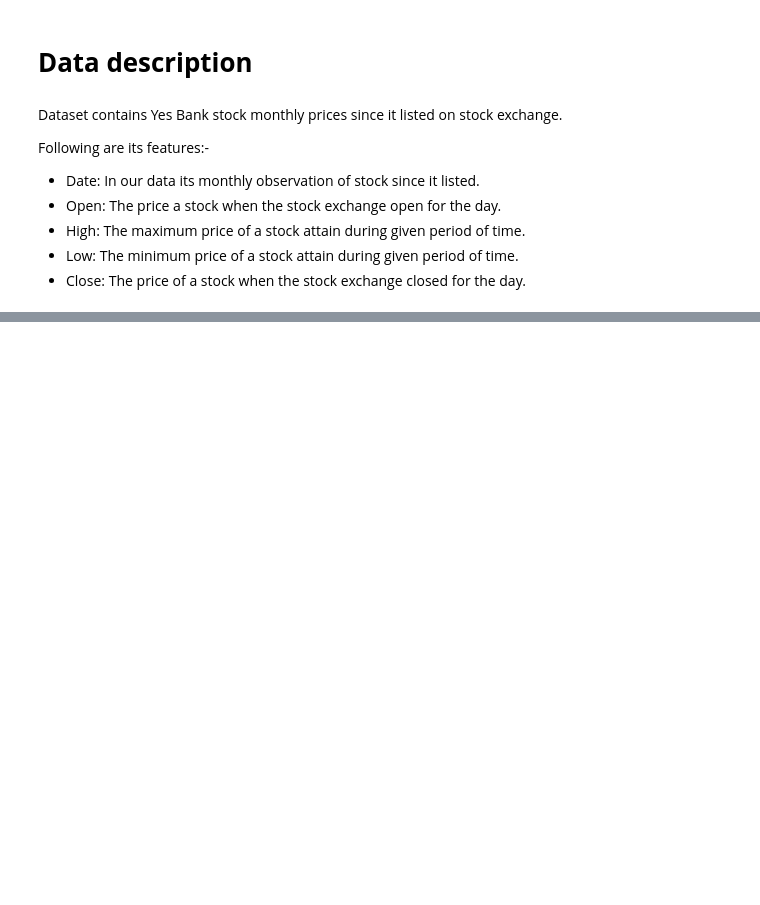
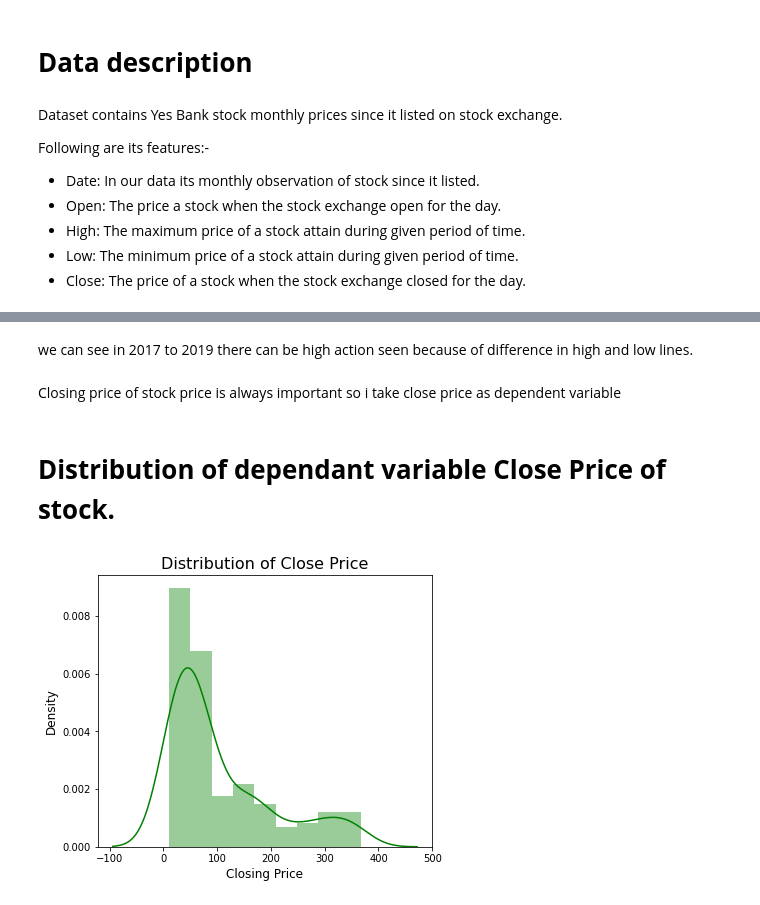
Before and after one commit to sameersat96/Yes-Bank-Stock-Closing_Price_Prediction, a Jupyter notebook: Yes_Bank_Stock_Closing_Price_Prediction.ipynb, the cells around one changed output, grey strips where cells are left out. Cells and saved outputs as stored; diff of their text form; code cells hidden in the pictures; blank space fills up the shorter version.

```diff
--- a/Yes_Bank_Stock_Closing_Price_Prediction.ipynb
+++ b/Yes_Bank_Stock_Closing_Price_Prediction.ipynb
@@ -72,0 +233,17 @@ Following are its features:-
+# %% [markdown]
+we can see in 2017 to 2019 there can be high action seen because of difference in high and low lines.
+# %% [markdown]
+Closing price of stock price is always important so i take close price as dependent variable
+# %% [markdown]
+# **Distribution of dependant variable  Close Price of stock.**
+# %%
+# Now will see distribution of close price to know about normal distribution
+# i use distplot for that
+plt.figure(figsize=(6,5))
+sns.distplot(df['Close'],color='green')
+plt.title('Distribution of Close Price', fontsize=16)
+plt.xlabel('Closing Price', fontsize=12)
+plt.ylabel('Density', fontsize=12)
+plt.show()
+# %% [output]
+[figure, added]
```
Also changed, not shown: parts of 134 cells of this notebook.
